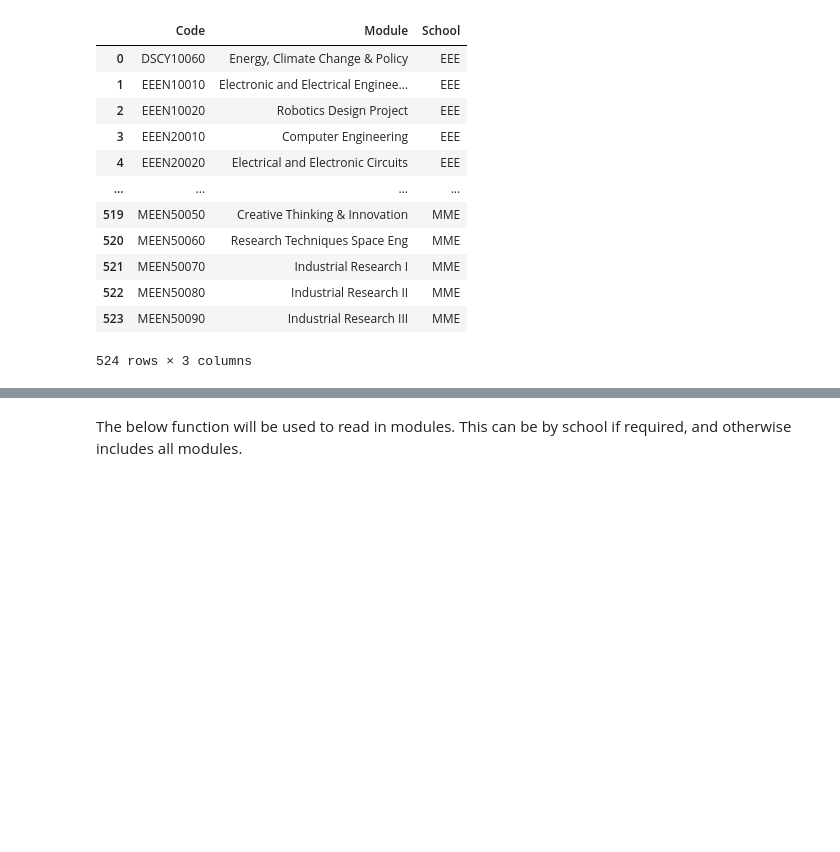
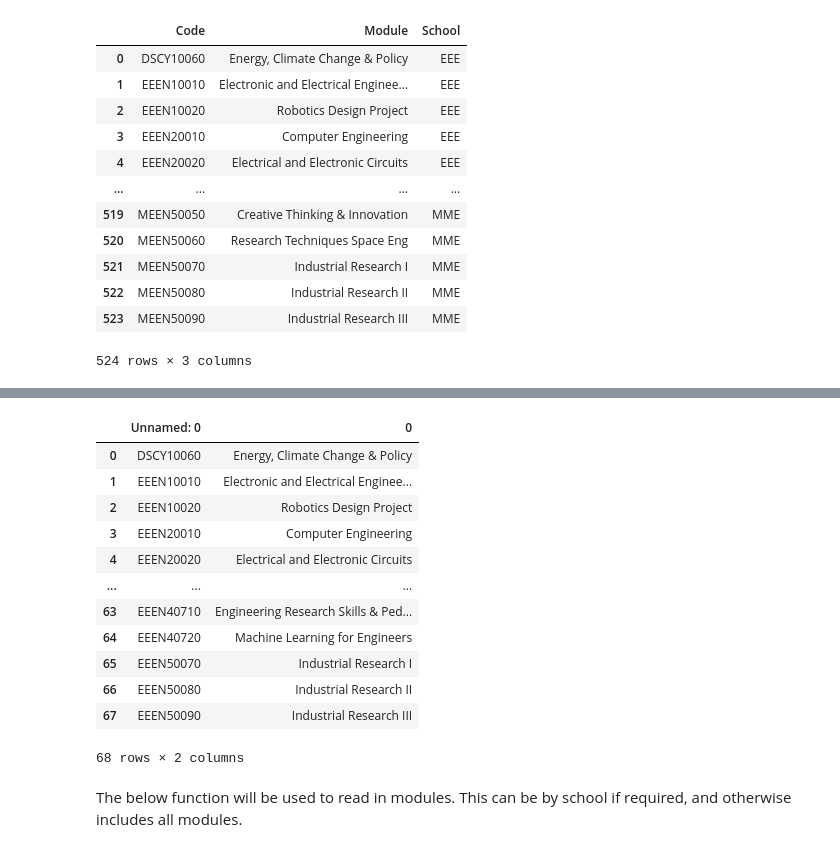
Before and after one commit to CathaloFaolain/ChatGPTAssessment, a Jupyter notebook: Module Scraper Code.ipynb, the cells around one changed output, grey strips where cells are left out. Drawn from its saved outputs; the diff is of its cells as text; code cells hidden in the pictures; blank space fills up the shorter version.

```diff
--- a/Module Scraper Code.ipynb
+++ b/Module Scraper Code.ipynb
@@ -86,3 +66,23 @@ test2
+# %%
+capacity2=dir_raw /"MODULES_EEE.csv"
+
+test2=pd.read_csv(capacity2)
+
+test2
+# %% [output]
+|  | Unnamed: 0 | 0 |
+| 0 | DSCY10060 | Energy, Climate Change & Policy |
+| 1 | EEEN10010 | Electronic and Electrical Enginee... |
+| 2 | EEEN10020 | Robotics Design Project |
+| 3 | EEEN20010 | Computer Engineering |
+| 4 | EEEN20020 | Electrical and Electronic Circuits |
+| ... | ... | ... |
+| 63 | EEEN40710 | Engineering Research Skills & Ped... |
+| 64 | EEEN40720 | Machine Learning for Engineers |
+| 65 | EEEN50070 | Industrial Research I |
+| 66 | EEEN50080 | Industrial Research II |
+| 67 | EEEN50090 | Industrial Research III |
+68 rows × 2 columns
 # %% [markdown]
 The below function will be used to read in modules. This can be by school if required, and otherwise includes all modules.
 # %%
```
Also changed, not shown: parts of 3 cells of this notebook, 6 other files.
